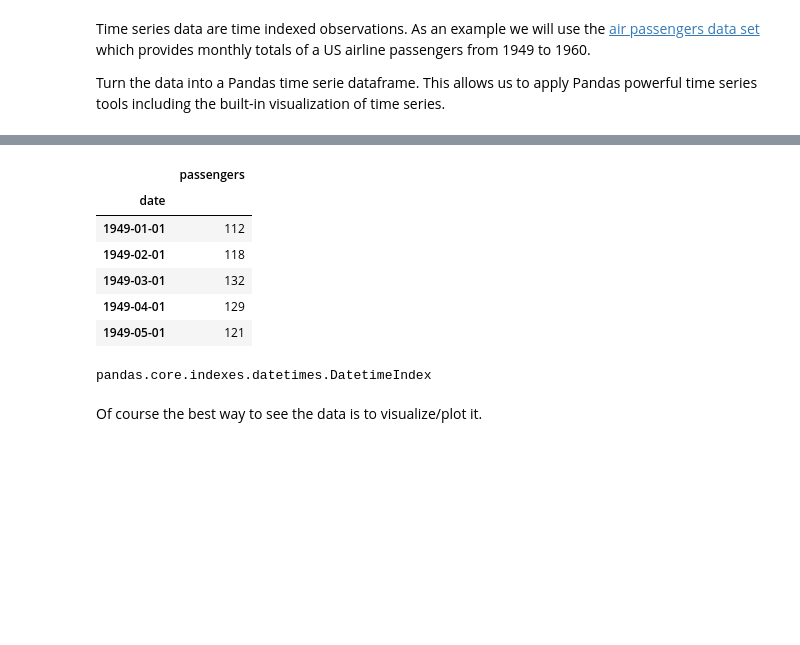
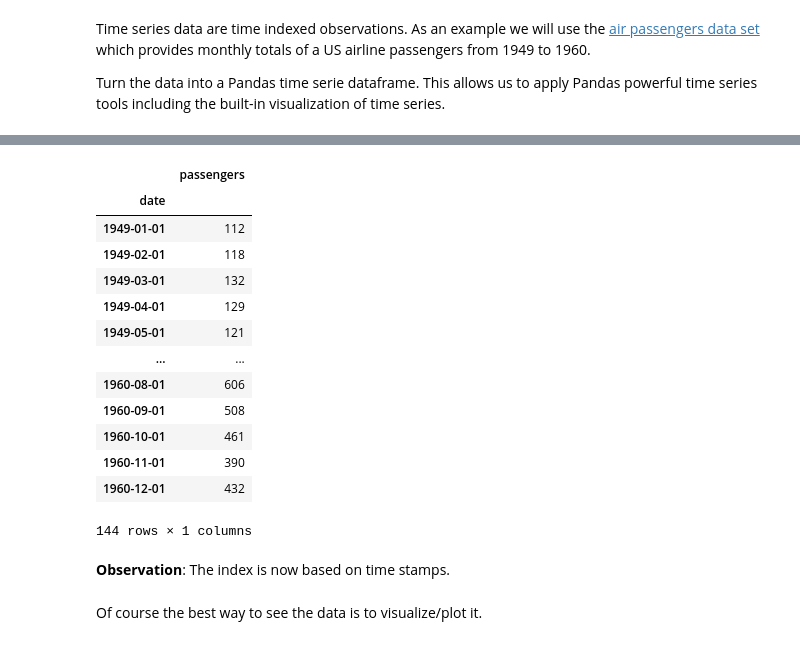
Before and after one commit to lutzhamel/CSC310, a Jupyter notebook: notes/23c-time-series.ipynb, the cells around one changed output, grey strips where cells are left out. Drawn from its saved outputs; the diff is of its cells as text; code cells hidden in the pictures; blank space fills up the shorter version.

```diff
--- a/notes/23c-time-series.ipynb
+++ b/notes/23c-time-series.ipynb
@@ -41,23 +63,26 @@ Turn the data into a Pandas time serie dataframe.  This allows us to apply Panda
 # %%
-# air passenger data
-air_df = pd.read_csv(home+'AirPassengers.csv')
-air_df.columns = ['date','passengers'] # rename columns for convenience
-air_df.index = pd.DatetimeIndex(air_df['date']) # create a time index
-air_df.drop(columns=['date'], inplace=True)
-air_df.head()
+# make the data more amenable to time series analysis with Pandas
+air_df.columns = ['date','passengers']           # rename columns for convenience
+air_df.index = pd.DatetimeIndex(air_df['date'])  # create a time index
+air_df.drop(columns=['date'], inplace=True)      # drop date column, info is now the index
+air_df
 # %% [output]
 |  | passengers |
 | date |  |
 | 1949-01-01 | 112 |
 | 1949-02-01 | 118 |
 | 1949-03-01 | 132 |
 | 1949-04-01 | 129 |
 | 1949-05-01 | 121 |
+| ... | ... |
+| 1960-08-01 | 606 |
+| 1960-09-01 | 508 |
+| 1960-10-01 | 461 |
+| 1960-11-01 | 390 |
+| 1960-12-01 | 432 |
+144 rows × 1 columns
-# %%
-# note the type of the index
-type(air_df.index)
-# %% [output]
-pandas.core.indexes.datetimes.DatetimeIndex
+# %% [markdown]
+**Observation**: The index is now based on time stamps.
 # %% [markdown]
 Of course the best way to see the data is to visualize/plot it.
 # %%
```
Also changed, not shown: parts of 24 cells of this notebook, 2 other files.
